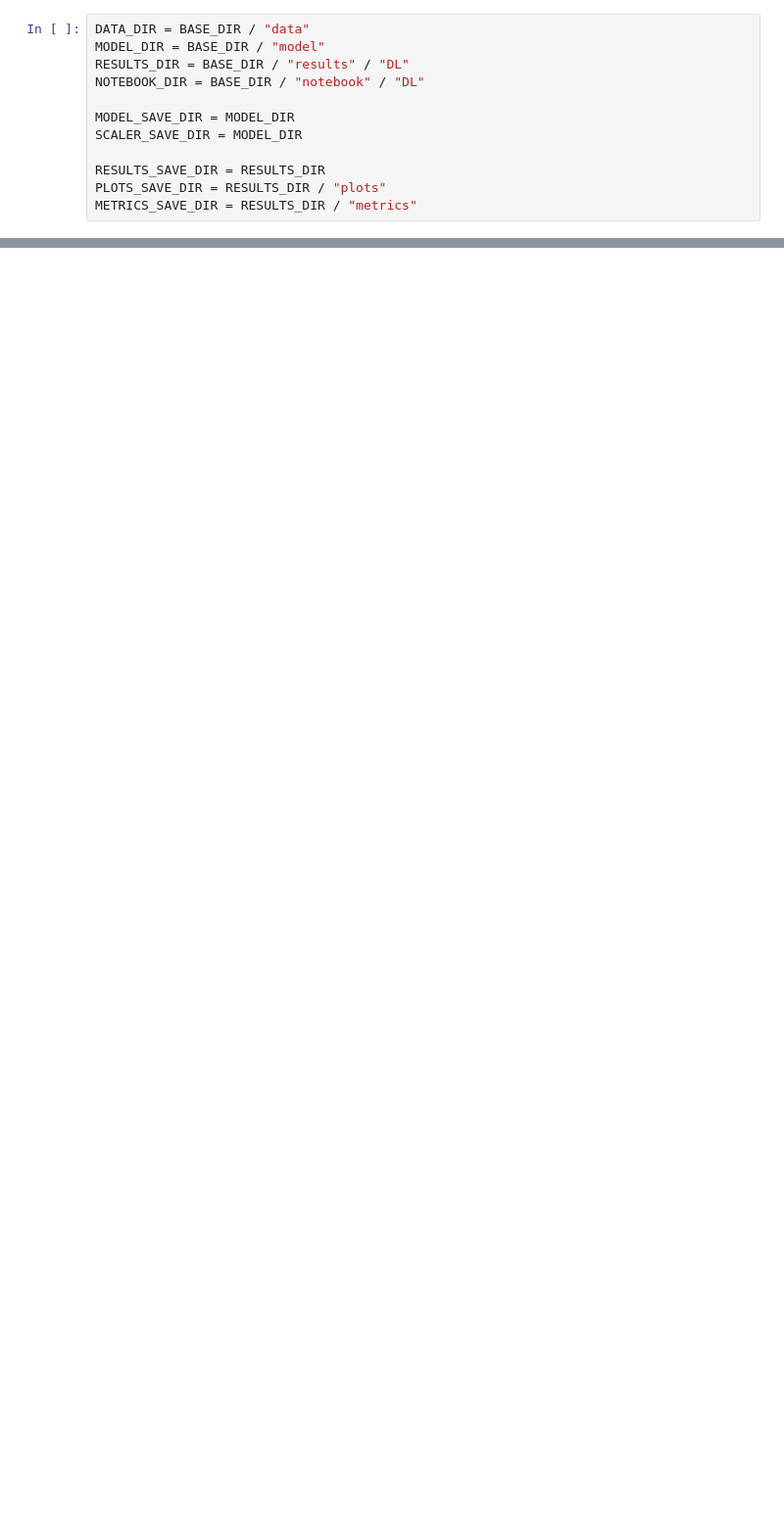
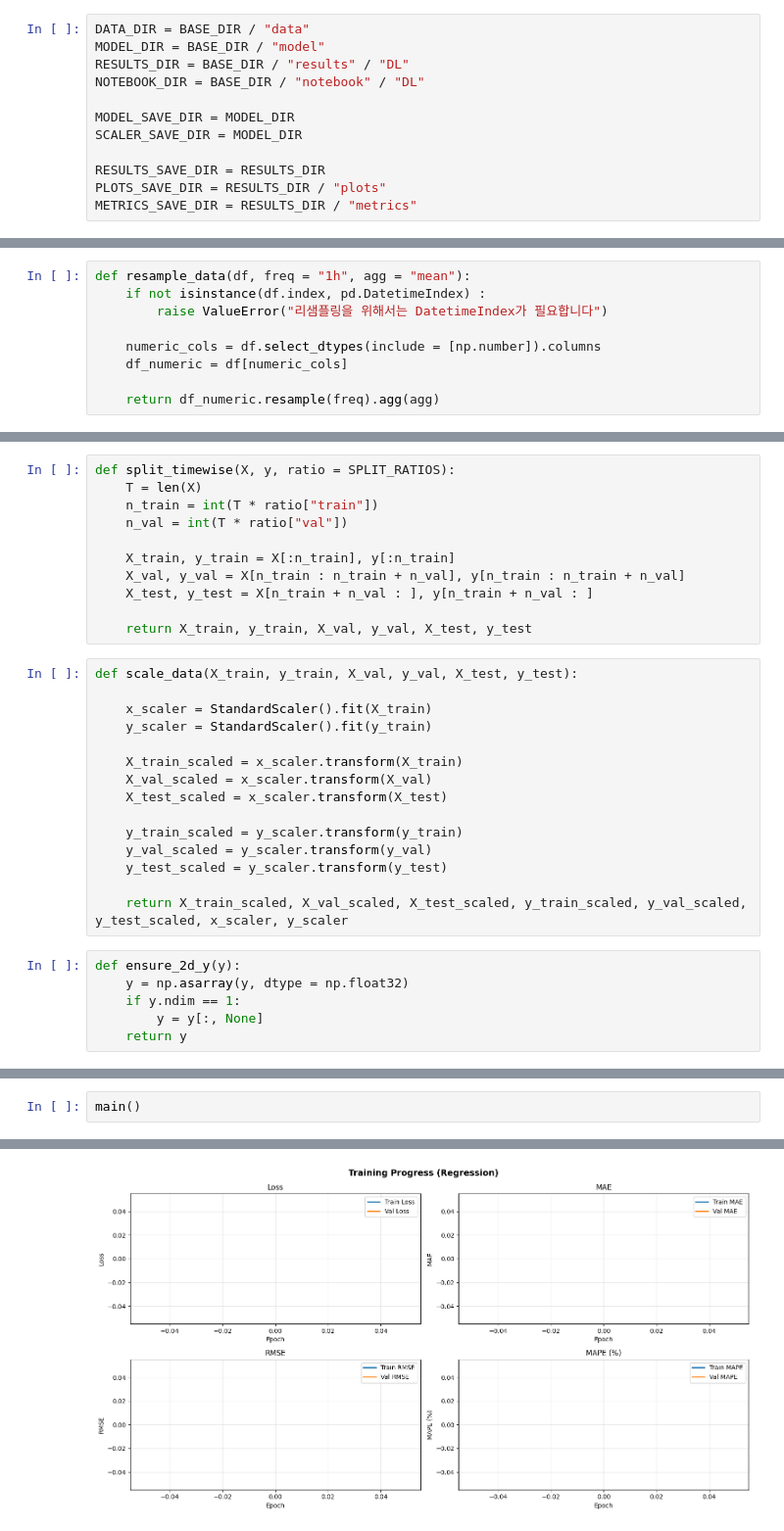
Before and after one commit to choiseungha3123-a11y/project_WWTP, a Jupyter notebook: python/notebook/DL/LSTM.ipynb, the cells around one changed output, grey strips where cells are left out. Shown at 98% size. Saved outputs shown, nothing was run; the diff lists cells and outputs as text; blank space fills up the shorter version.

```diff
--- a/python/notebook/DL/LSTM.ipynb
+++ b/python/notebook/DL/LSTM.ipynb
@@ -76,0 +738,9 @@ RANDOM_SEED = 42
+# %%
+def resample_data(df, freq = "1h", agg = "mean"):
+    if not isinstance(df.index, pd.DatetimeIndex) :
+        raise ValueError("리샘플링을 위해서는 DatetimeIndex가 필요합니다")
+
+    numeric_cols = df.select_dtypes(include = [np.number]).columns
+    df_numeric = df[numeric_cols]
+
+    return df_numeric.resample(freq).agg(agg)
@@ -76,0 +797,32 @@ RANDOM_SEED = 42
+# %%
+def split_timewise(X, y, ratio = SPLIT_RATIOS):
+    T = len(X)
+    n_train = int(T * ratio["train"])
+    n_val = int(T * ratio["val"])
+
+    X_train, y_train = X[:n_train], y[:n_train]
+    X_val, y_val = X[n_train : n_train + n_val], y[n_train : n_train + n_val]
+    X_test, y_test = X[n_train + n_val : ], y[n_train + n_val : ]
+
+    return X_train, y_train, X_val, y_val, X_test, y_test
+# %%
+def scale_data(X_train, y_train, X_val, y_val, X_test, y_test):
+
+    x_scaler = StandardScaler().fit(X_train)
+    y_scaler = StandardScaler().fit(y_train)
+
+    X_train_scaled = x_scaler.transform(X_train)
+    X_val_scaled = x_scaler.transform(X_val)
+    X_test_scaled = x_scaler.transform(X_test)
+
+    y_train_scaled = y_scaler.transform(y_train)
+    y_val_scaled = y_scaler.transform(y_val)
+    y_test_scaled = y_scaler.transform(y_test)
+
+    return X_train_scaled, X_val_scaled, X_test_scaled, y_train_scaled, y_val_scaled, y_test_scaled, x_scaler, y_scaler
+# %%
+def ensure_2d_y(y):
+    y = np.asarray(y, dtype = np.float32)
+    if y.ndim == 1:
+        y = y[:, None]
+    return y
@@ -76,0 +924,3 @@ RANDOM_SEED = 42
+# %%
+main()
+# %% [output]
@@ -76,0 +986 @@ RANDOM_SEED = 42
+[figure, added]
```
Also changed, not shown: parts of 24 cells of this notebook, 8 other files.
